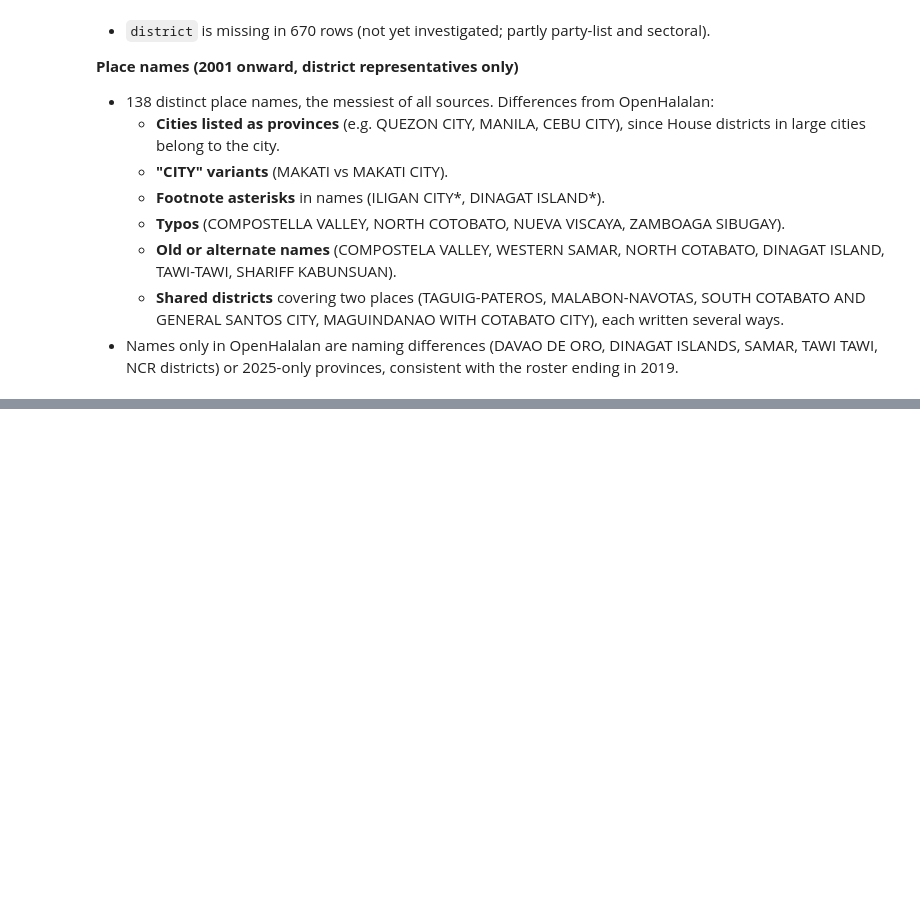
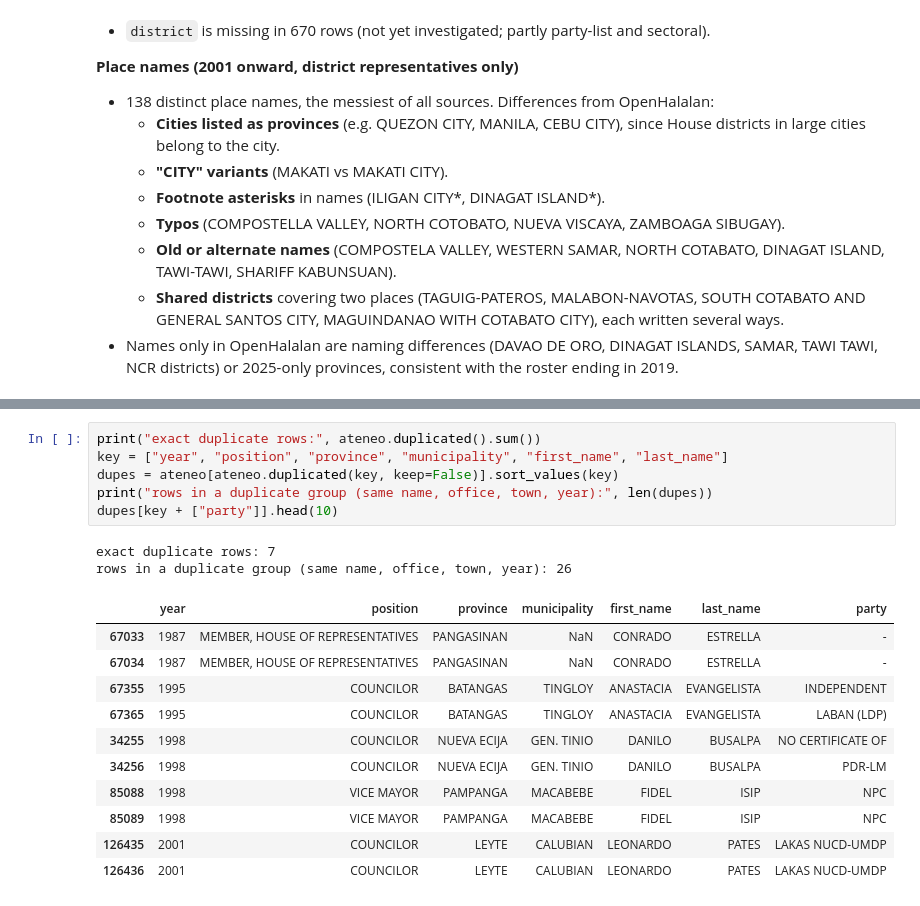
Before and after one commit to SrPenguin000/ph-political-dynasty-project, a Jupyter notebook: notebooks/01_source_profiling.ipynb, the cells around one changed output, grey strips where cells are left out. Cells and saved outputs as stored; diff of their text form; blank space fills up the shorter version.

```diff
--- a/notebooks/01_source_profiling.ipynb
+++ b/notebooks/01_source_profiling.ipynb
@@ -996,0 +1335,20 @@ Status: **Done** = implemented in `src/transform/clean_backfill.py` · **Changed
+# %%
+print("exact duplicate rows:", ateneo.duplicated().sum())
+key = ["year", "position", "province", "municipality", "first_name", "last_name"]
+dupes = ateneo[ateneo.duplicated(key, keep=False)].sort_values(key)
+print("rows in a duplicate group (same name, office, town, year):", len(dupes))
+dupes[key + ["party"]].head(10)
+# %% [output]
+exact duplicate rows: 7
+rows in a duplicate group (same name, office, town, year): 26
+|  | year | position | province | municipality | first_name | last_name | party |
+| 67033 | 1987 | MEMBER, HOUSE OF REPRESENTATIVES | PANGASINAN | NaN | CONRADO | ESTRELLA | - |
+| 67034 | 1987 | MEMBER, HOUSE OF REPRESENTATIVES | PANGASINAN | NaN | CONRADO | ESTRELLA | - |
+| 67355 | 1995 | COUNCILOR | BATANGAS | TINGLOY | ANASTACIA | EVANGELISTA | INDEPENDENT |
+| 67365 | 1995 | COUNCILOR | BATANGAS | TINGLOY | ANASTACIA | EVANGELISTA | LABAN (LDP) |
+| 34255 | 1998 | COUNCILOR | NUEVA ECIJA | GEN. TINIO | DANILO | BUSALPA | NO CERTIFICATE OF |
+| 34256 | 1998 | COUNCILOR | NUEVA ECIJA | GEN. TINIO | DANILO | BUSALPA | PDR-LM |
+| 85088 | 1998 | VICE MAYOR | PAMPANGA | MACABEBE | FIDEL | ISIP | NPC |
+| 85089 | 1998 | VICE MAYOR | PAMPANGA | MACABEBE | FIDEL | ISIP | NPC |
+| 126435 | 2001 | COUNCILOR | LEYTE | CALUBIAN | LEONARDO | PATES | LAKAS NUCD-UMDP |
+| 126436 | 2001 | COUNCILOR | LEYTE | CALUBIAN | LEONARDO | PATES | LAKAS NUCD-UMDP |
```
Also changed, not shown: parts of 36 cells of this notebook, 2 other files.
